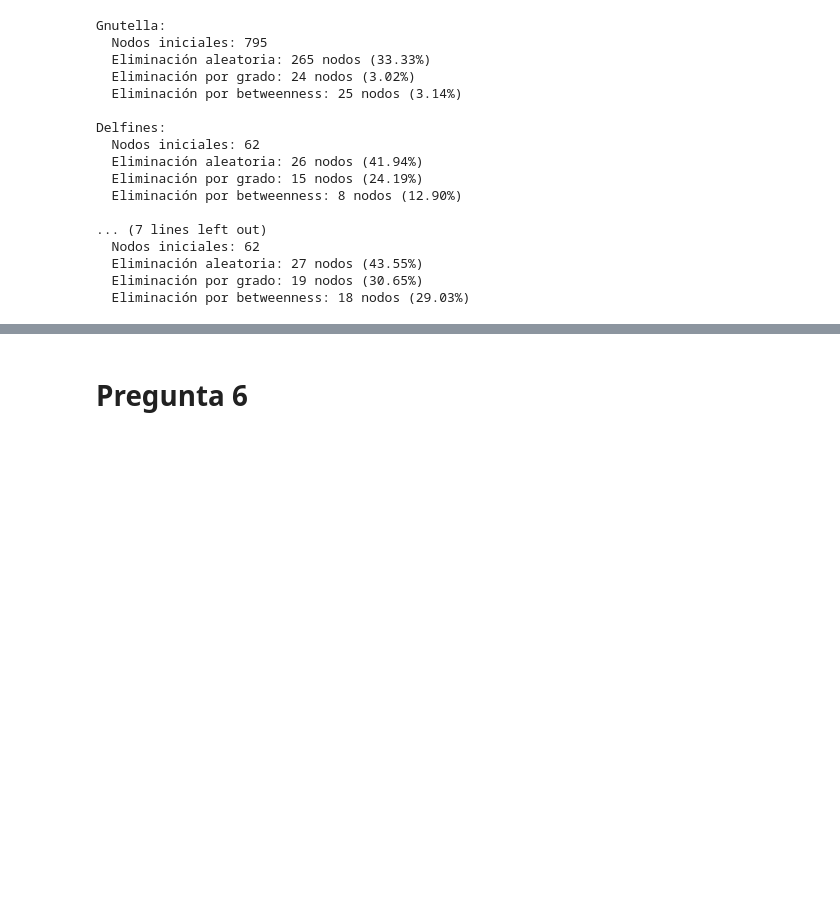
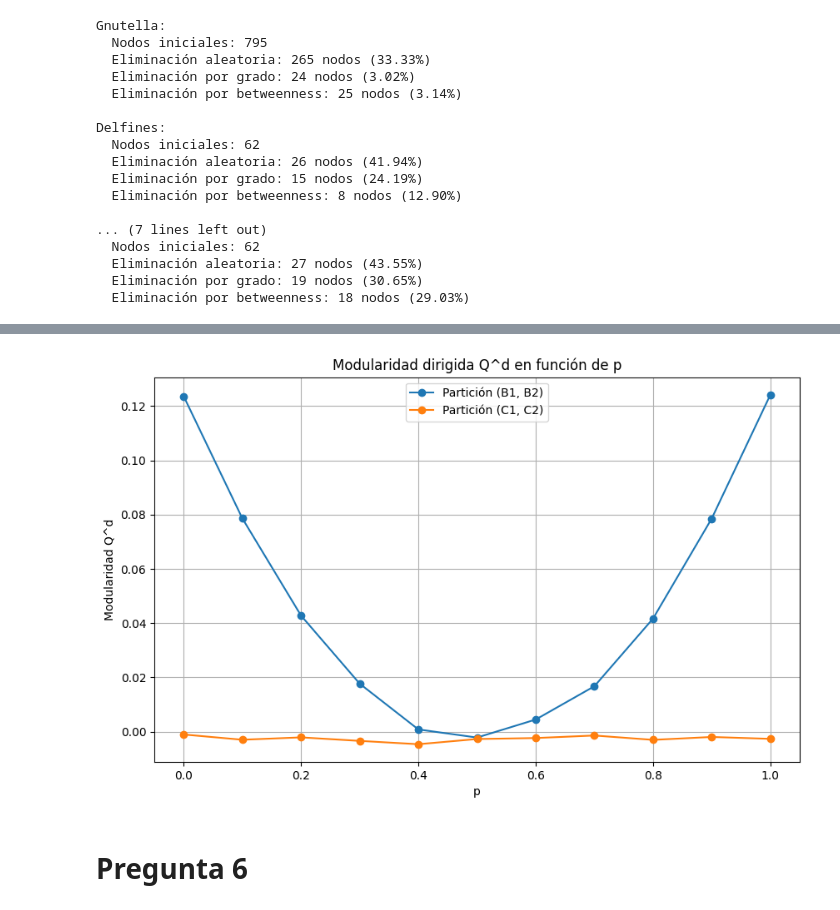
Before and after one commit to sofiwiwiwi/2024_1-RedesComplejas, a Jupyter notebook: Tarea2/Tarea2.ipynb, the cells around one changed output, grey strips where cells are left out. Drawn from its saved outputs; the diff is of its cells as text; code cells hidden in the pictures; blank space fills up the shorter version.

```diff
--- a/Tarea2/Tarea2.ipynb
+++ b/Tarea2/Tarea2.ipynb
@@ -174,3 +176,87 @@ Delfines:
+# %%
+# Parámetros del experimento
+n = 200
+p_connect = 0.2
+p_values = np.arange(0, 1.1, 0.1)
+num_realizations = 50
+
+# Particiones
+B1 = set(range(100))
+B2 = set(range(100, 200))
+C1 = set(range(50)).union(set(range(100, 150)))
+C2 = set(range(50, 100)).union(set(range(150, 200)))
+
+def orient_edges_randomly(G, p, B1, B2):
+    directed_G = nx.DiGraph()
+    directed_G.add_nodes_from(G.nodes())
+
+    for u, v in G.edges():
+        if (u in B1 and v in B2) or (u in B2 and v in B1):
+            if np.random.rand() < p:
+                directed_G.add_edge(u, v)
+            else:
+                directed_G.add_edge(v, u)
+        else:
+            if np.random.rand() < 0.5:
+                directed_G.add_edge(u, v)
+            else:
+                directed_G.add_edge(v, u)
+
+    return directed_G
+
+def calculate_modularity_directed(G, partition):
+    m = G.number_of_edges()
+    modularity = 0.0
+    partition_map = {node: idx for idx, community in enumerate(partition) for node in community}
+
+    for community in partition:
+        for i in community:
+            d_i_out = G.out_degree(i)
+            for j in community:
+                A_ij = 1 if G.has_edge(i, j) else 0
+                d_j_in = G.in_degree(j)
+                modularity += (A_ij - (d_i_out * d_j_in) / m) * (partition_map[i] == partition_map[j])
+
+    modularity /= m
+    return modularity
+
+# Resultados de modularidad
+Qd_B = np.zeros(len(p_values))
+Qd_C = np.zeros(len(p_values))
+
+for i, p in enumerate(p_values):
+    Qd_B_realizations = []
+    Qd_C_realizations = []
+
+    for _ in range(num_realizations):
+        # Generar grafo ER
+        G = nx.erdos_renyi_graph(n, p_connect)
+
+        # Orientar aristas
+        directed_G = orient_edges_randomly(G, p, B1, B2)
+
+        # Calcular modularidad para particiones B y C
+        partition_B = [B1, B2]
+        partition_C = [C1, C2]
+
+        Qd_B_realizations.append(calculate_modularity_directed(directed_G, partition_B))
+        Qd_C_realizations.append(calculate_modularity_directed(directed_G, partition_C))
+
+    Qd_B[i] = np.mean(Qd_B_realizations)
+    Qd_C[i] = np.mean(Qd_C_realizations)
+
+# Graficar resultados
+plt.figure(figsize=(10, 6))
+plt.plot(p_values, Qd_B, label = "Partición (B1, B2)", marker = "o")
+plt.plot(p_values, Qd_C, label = "Partición (C1, C2)", marker = "o")
+plt.xlabel("p")
+plt.ylabel("Modularidad Q^d")
+plt.title("Modularidad dirigida Q^d en función de p")
+plt.legend()
+plt.grid(True)
+plt.show()
+# %% [output]
+[figure, added]
 # %% [markdown]
 # Pregunta 6
 # %%
```
Also changed, not shown: parts of 2 cells of this notebook, 1 other file.
